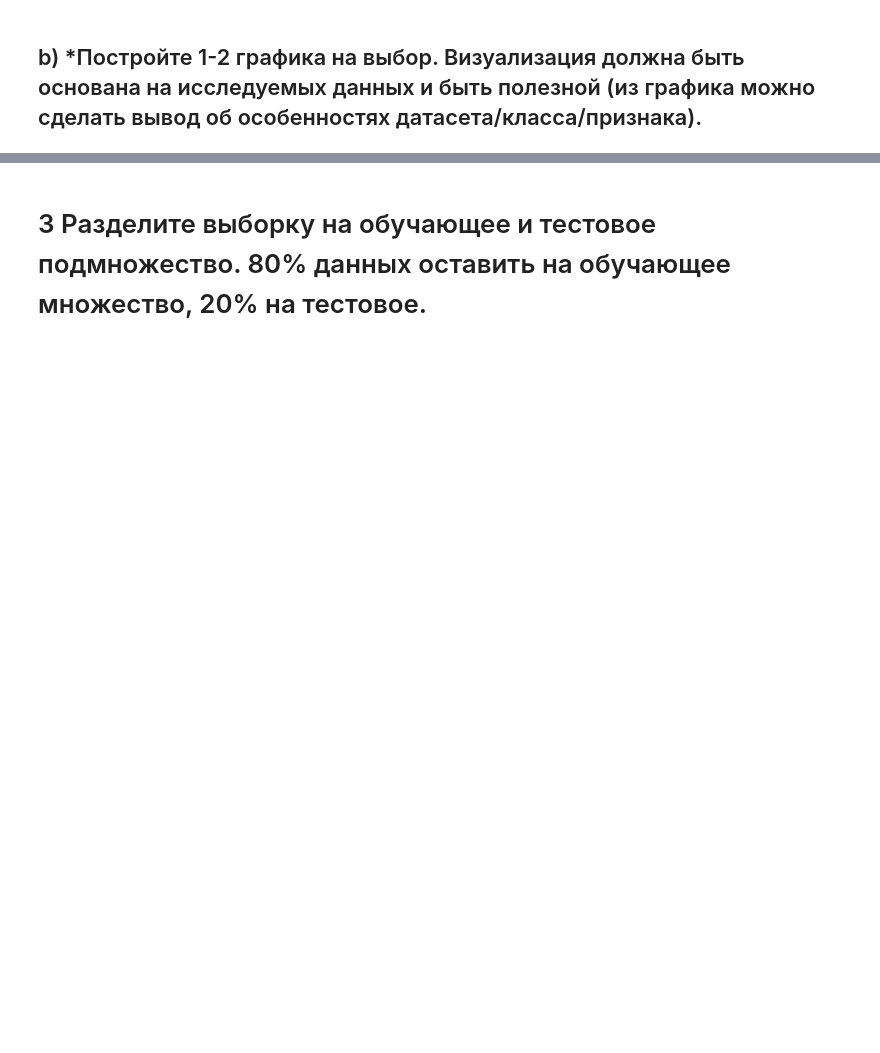
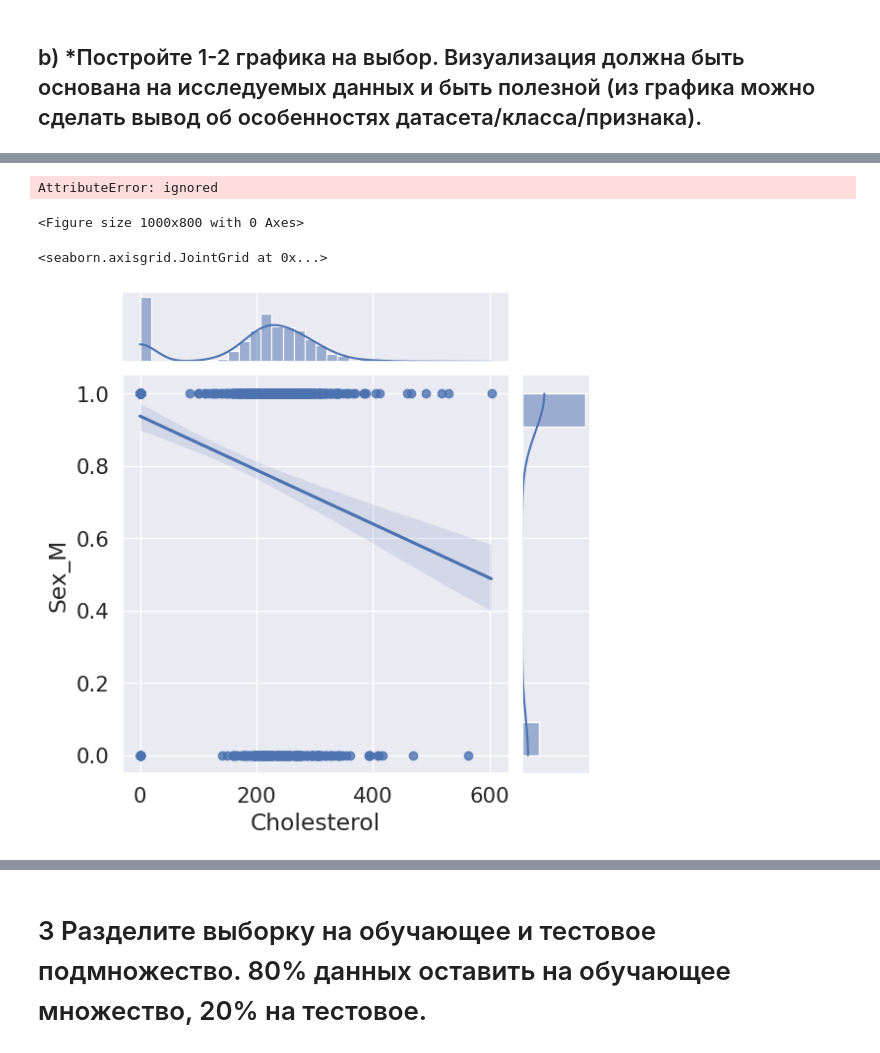
Before and after one commit to AIhexNICK-MAIL-RU/ML-projects-new, a Jupyter notebook: Net_ml_hw8.ipynb, the cells around one changed output, grey strips where cells are left out. Cells and saved outputs as stored; diff of their text form; code cells hidden in the pictures; blank space fills up the shorter version.

```diff
--- a/Net_ml_hw8.ipynb
+++ b/Net_ml_hw8.ipynb
@@ -18,0 +221,16 @@
+# %%
+plt.figure(figsize=(10, 8))
+
+sns.set(font_scale=1.4)
+
+sns.heatmaps(corr_matrix, annot=True, linewidths=.5, cmap='coolwarm') # heatmaps есть только в sns
+
+plt.title('Correlation matrix')
+# %% [output]
+AttributeError: ignored
+<Figure size 1000x800 with 0 Axes>
+# %%
+sns.jointplot(x=X['Cholesterol'], y = X['Sex_M'], kind='reg')
+# %% [output]
+<seaborn.axisgrid.JointGrid at 0x...>
+[figure, added]
```
Also changed, not shown: parts of 65 cells of this notebook.
